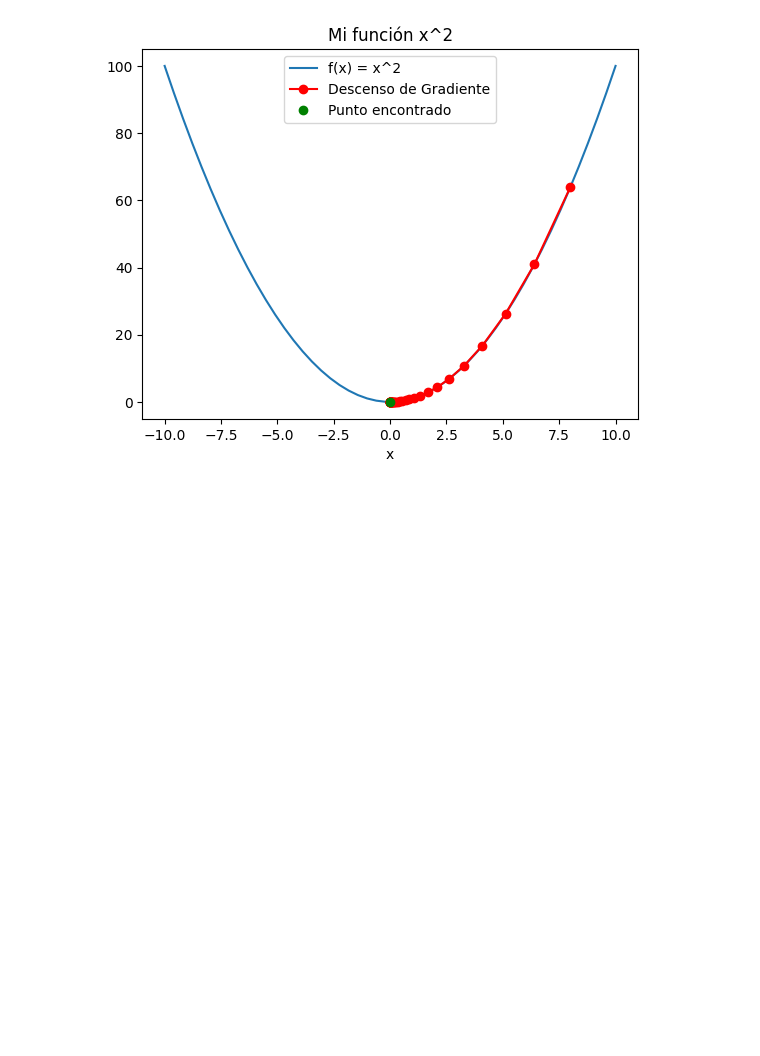
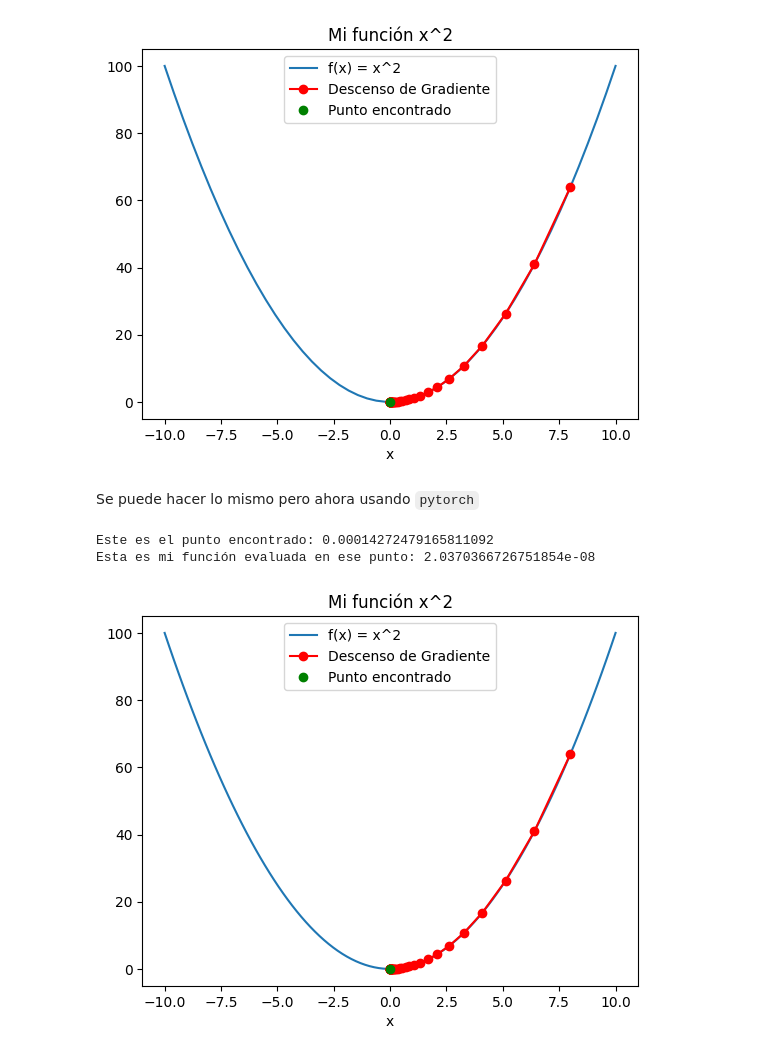
Before and after one commit to NaTHuber/exploration-notes, a Jupyter notebook: learning-notebooks/funcion-derivada-descenso-del-gradiente.ipynb, the cells around one changed output. Drawn from its saved outputs; the diff is of its cells as text; code cells hidden in the pictures; blank space fills up the shorter version.

Commit message:
Se añade ejempo practico de decenso del gradiente usando pytorch para la derivada

```diff
--- a/learning-notebooks/funcion-derivada-descenso-del-gradiente.ipynb
+++ b/learning-notebooks/funcion-derivada-descenso-del-gradiente.ipynb
@@ -339,3 +338,50 @@ plt.show()
 Este es el punto encontrado: 0.00014272476927059603
 Esta es mi función evaluada en ese punto: 2.0370359763344873e-08
 [figure]
+# %% [markdown]
+Se puede hacer lo mismo pero ahora usando `pytorch`
+# %%
+
+# Hiperparámetros
+x_0 = torch.tensor(10.0, requires_grad=True) # Definimos nuestro punto inicial como un tensor
+l = 0.1
+n = 50
+
+x_values = []
+f_values = []
+
+for i in range(n):
+    # Calcular f(x)
+    y = cuadrado(x_0)
+    # Hacer backward para obtener la derivada
+    y.backward()
+    # Se hace la iteración
+    with torch.no_grad():
+        x_0 -= l * x_0.grad
+
+    # Guardar valores
+    x_values.append(x_0.item())
+    f_values.append(cuadrado(x_0).item())
+
+    # Reiniciar el gradiente para evitar acumulación
+    x_0.grad.zero_()
+
+print(f"Este es el punto encontrado: {x_0.item()}")
+print(f"Esta es mi función evaluada en ese punto: {cuadrado(x_0).item()}")
+
+# Graficamos el descenso de gradiente
+x_plot = np.linspace(-10, 10, 100)
+y_plot = cuadrado(x_plot)
+
+plt.figure()
+plt.title('Mi función x^2')
+plt.plot(x_plot, y_plot, label='f(x) = x^2')
+plt.plot(x_values, f_values, 'ro-', label='Descenso de Gradiente')
+plt.plot(x_0.item(), cuadrado(x_0).item(), 'go', label='Punto encontrado')
+plt.xlabel('x')
+plt.legend()
+plt.show()
+# %% [output]
+Este es el punto encontrado: 0.00014272479165811092
+Esta es mi función evaluada en ese punto: 2.0370366726751854e-08
+[figure, added]
```
Also changed, not shown: parts of 1 cell of this notebook.
